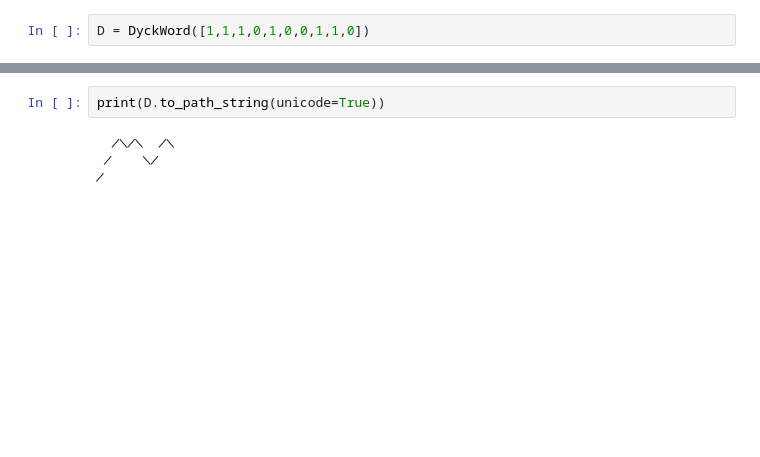
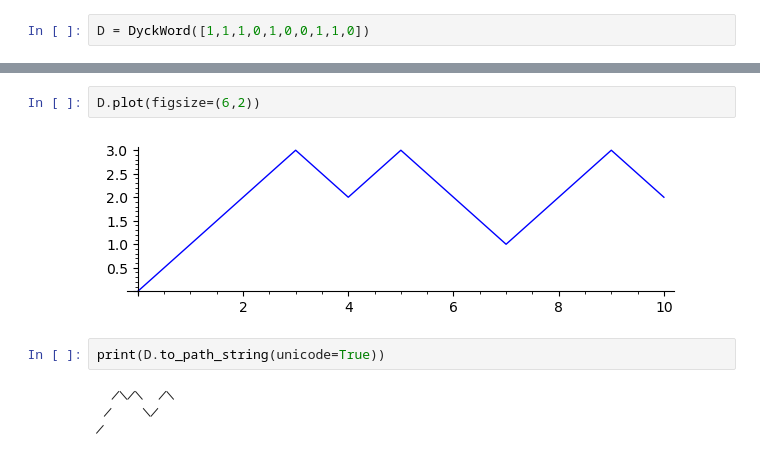
Before and after one commit to passagemath/passagemath-jupyterlite-demo, a Jupyter notebook: content/passagemath-combinat.ipynb, the cells around one changed output, grey strips where cells are left out. Cells and saved outputs as stored; diff of their text form; blank space fills up the shorter version.

```diff
--- a/content/passagemath-combinat.ipynb
+++ b/content/passagemath-combinat.ipynb
@@ -25,3 +20,7 @@ D.pretty_print()
+# %%
+D.plot(figsize=(6,2))
+# %% [output]
+[figure, added]
 # %%
 print(D.to_path_string(unicode=True))
 # %% [output]
```
Also changed, not shown: parts of 11 cells of this notebook.
